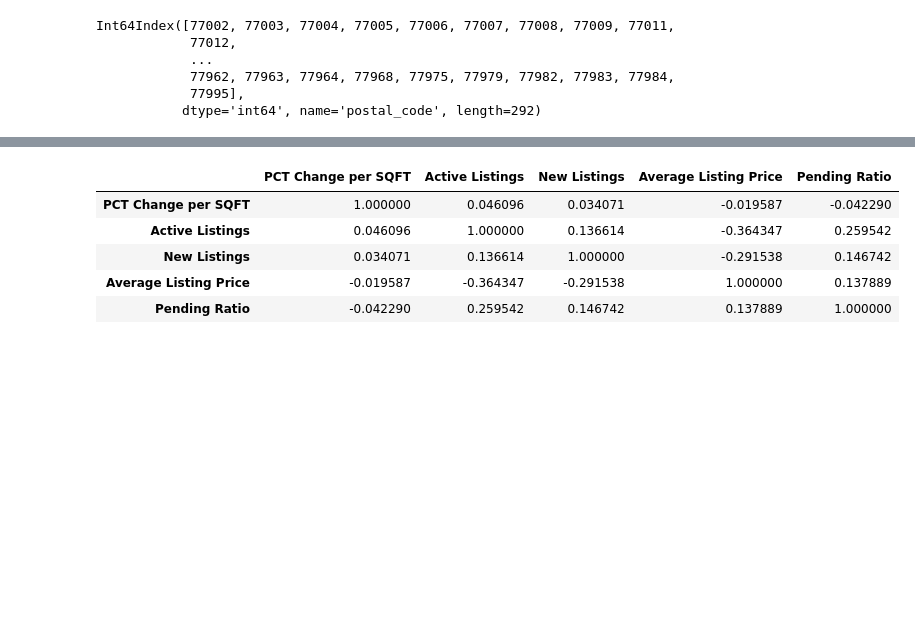
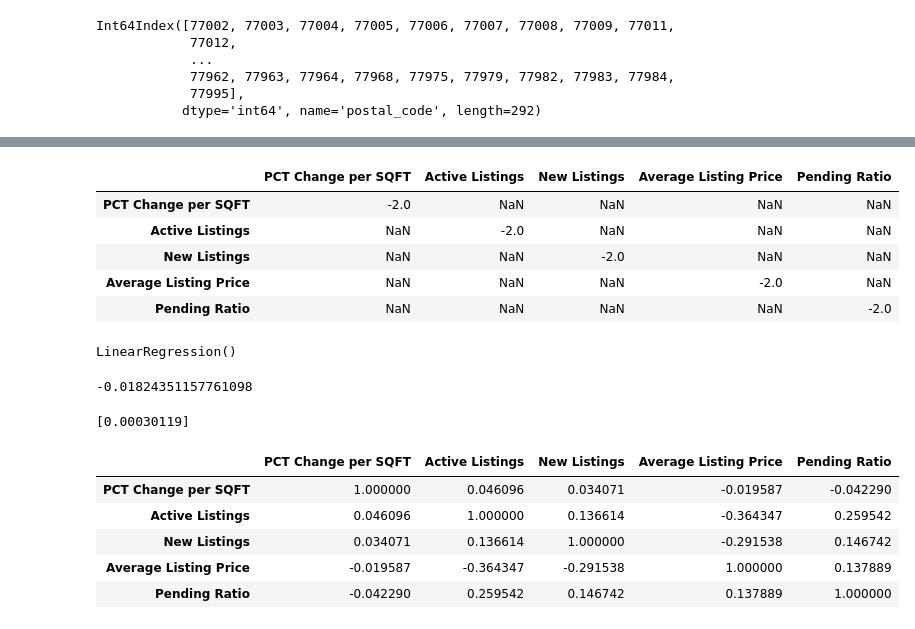
Before and after one commit to dovu93/Real_Estate_Investment_Identifier, a Jupyter notebook: Notebooks/Code_Analysis_Dennis.ipynb, the cells around one changed output, grey strips where cells are left out. Drawn from its saved outputs; the diff is of its cells as text; code cells hidden in the pictures; blank space fills up the shorter version.

```diff
--- a/Notebooks/Code_Analysis_Dennis.ipynb
+++ b/Notebooks/Code_Analysis_Dennis.ipynb
@@ -128,0 +191,9 @@ dict_of_frames[77002].index[dict_of_frames[77002]['PCT Change per SQFT'] == dict
+# %%
+dict_of_[77358]
+# %% [output]
+|  | PCT Change per SQFT | Active Listings | New Listings | Average Listing Price | Pending Ratio |
+| PCT Change per SQFT | -2.0 | NaN | NaN | NaN | NaN |
+| Active Listings | NaN | -2.0 | NaN | NaN | NaN |
+| New Listings | NaN | NaN | -2.0 | NaN | NaN |
+| Average Listing Price | NaN | NaN | NaN | -2.0 | NaN |
+| Pending Ratio | NaN | NaN | NaN | NaN | -2.0 |
@@ -129,3 +202,16 @@ dict_of_frames[77002].index[dict_of_frames[77002]['PCT Change per SQFT'] == dict
+# %%
+lr.fit(dict_of_frames[77002][[strong_corr[0]]], dict_of_frames[77002]['PCT Change per SQFT'])
+#lr_zip3.fit(df_zip2[['active_listing_count']], df_zip['median_listing_price'])
+# %% [output]
+LinearRegression()
+# %%
+print(lr.intercept_)
+# %% [output]
+-0.01824351157761098
+# %%
+print(lr.coef_)
+# %% [output]
+[0.00030119]
 # %%
 pd.DataFrame({
     'PCT Change per SQFT' : median_list_sqft_df_pct_change[77002],
```
Also changed, not shown: parts of 11 cells of this notebook, 1 other file.
